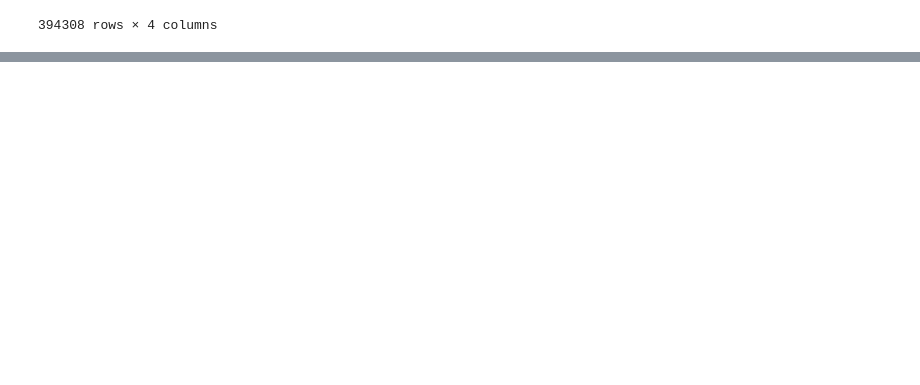
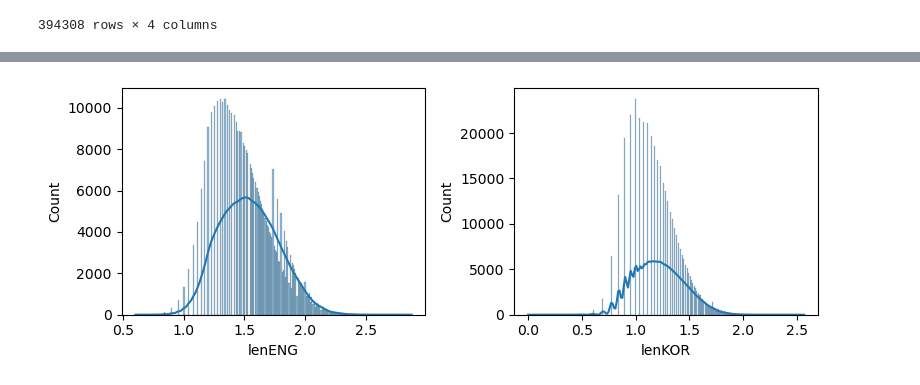
Before and after one commit to tjtmddnjswkd/capstone, a Jupyter notebook: 2_preprocessing/p3_preprocessing_memo.ipynb, the cells around one changed output, grey strips where cells are left out. Saved outputs shown, nothing was run; the diff lists cells and outputs as text; code cells hidden in the pictures; blank space fills up the shorter version.

Commit message:
preprocessing finish

```diff
--- a/2_preprocessing/p3_preprocessing_memo.ipynb
+++ b/2_preprocessing/p3_preprocessing_memo.ipynb
@@ -3016,0 +2967,7 @@ df_last.sort_values(by="ENG", key=lambda col: col.apply(len))
+# %%
+df_len = pd.read_csv(os.path.join(gdrive_path, "preprocessing/complete2.csv"), encoding="euc-kr", index_col=0)
+df_len["lenENG"] = df_len.ENG.apply(lambda x: len(x.split(" ")))
+df_len["lenKOR"] = df_len.KOR.apply(lambda x: len(x.split(" ")))
+df_len["lenTotal"] = df_len.lenENG + df_len.lenKOR
+df_len["lenRatio"] = df_len.lenENG/df_len.lenKOR
+df_len.sort_values(by="lenRatio", ascending=False).iloc[:5, :]
@@ -3016,0 +2993,11 @@ df_last.sort_values(by="ENG", key=lambda col: col.apply(len))
+# %%
+import seaborn as sns
+from matplotlib import pyplot as plt
+
+fig, ax = plt.subplots(1, 2, figsize=(8,3))
+sns.histplot(ax=ax[0], data=df_len.lenENG.apply(np.log10), kde=True)
+sns.histplot(ax=ax[1], data=df_len.lenKOR.apply(np.log10), kde=True)
+plt.tight_layout()
+plt.show()
+# %% [output]
+[figure, added]
```
Also changed, not shown: parts of 19 cells of this notebook.
